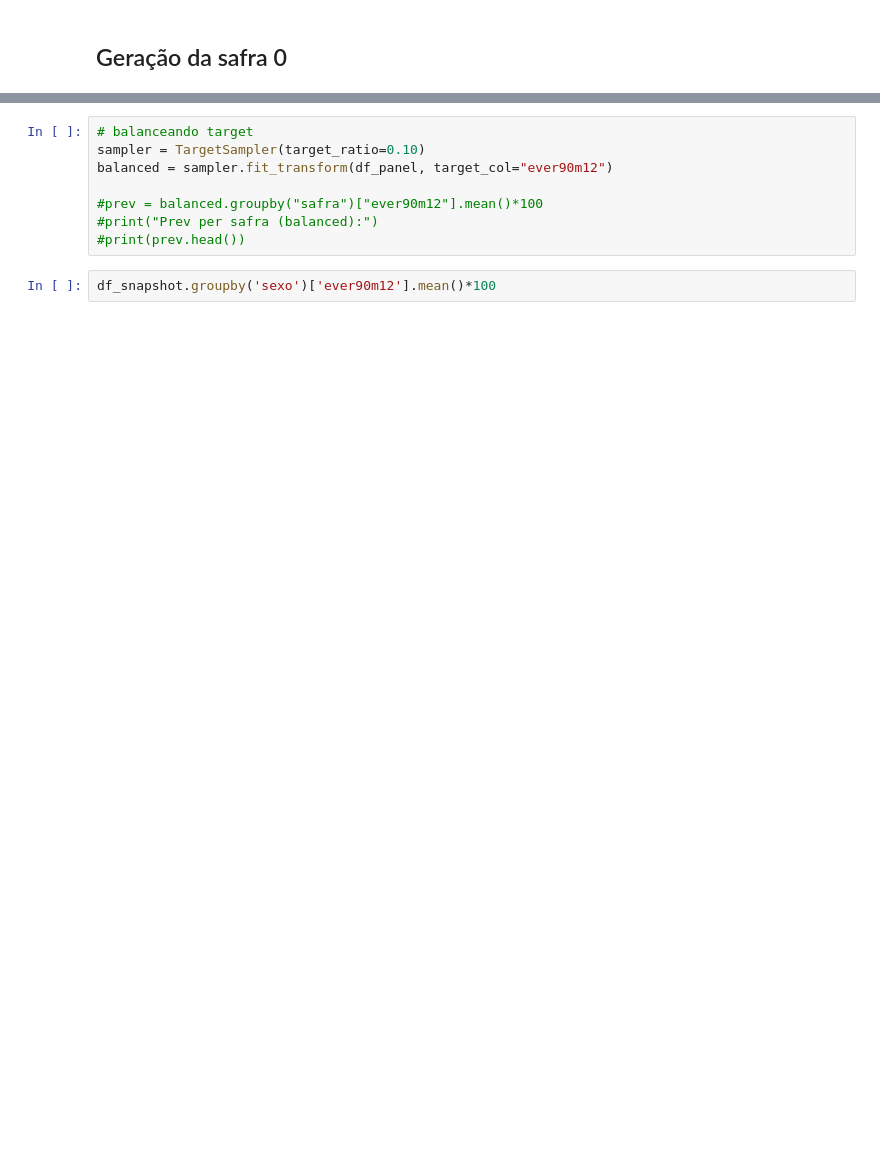
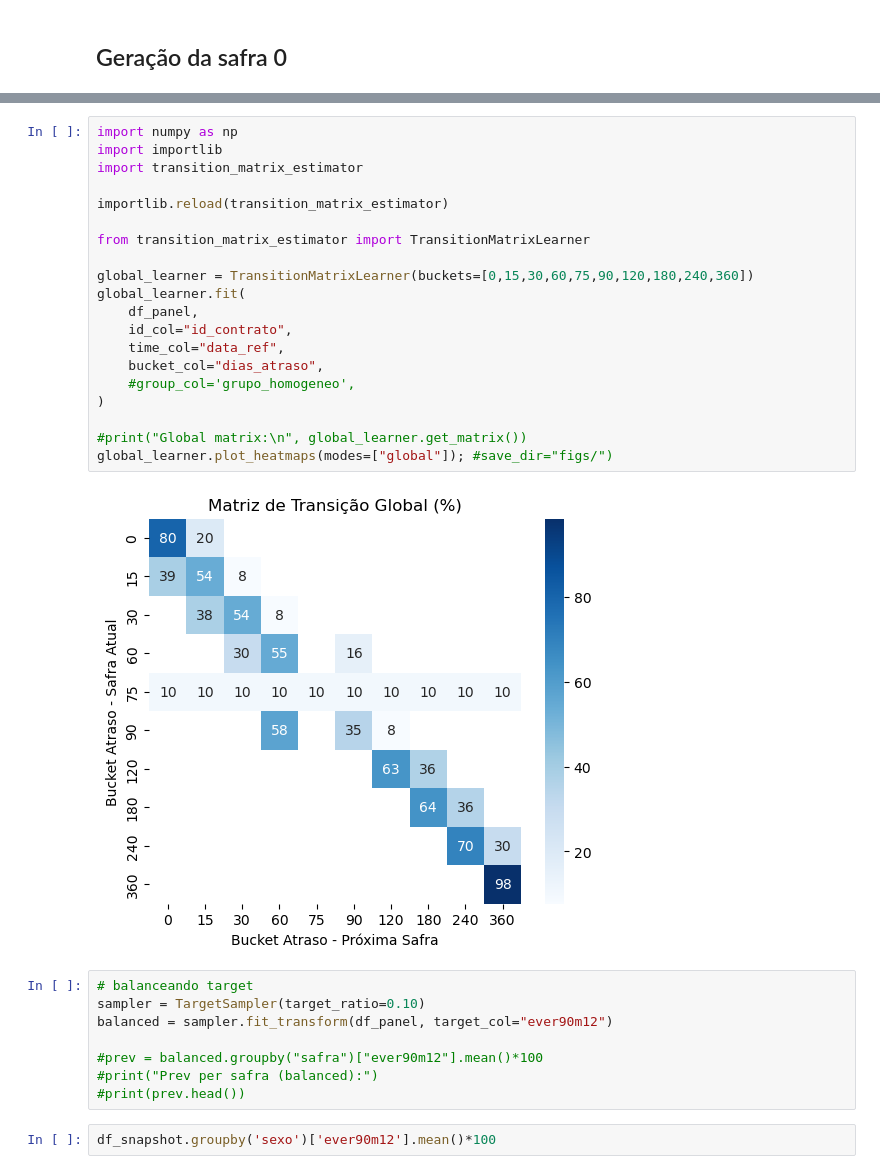
Before and after one commit to joaaomaia/creditlab, a Jupyter notebook: notebooks/01_exploracao_snapshot.ipynb, the cells around one changed output, grey strips where cells are left out. Drawn from its saved outputs; the diff is of its cells as text; blank space fills up the shorter version.

```diff
--- a/notebooks/01_exploracao_snapshot.ipynb
+++ b/notebooks/01_exploracao_snapshot.ipynb
@@ -121,3 +121,25 @@ Name: nivel_refinanciamento, dtype: float64
+# %%
+import numpy as np
+import importlib
+import transition_matrix_estimator
+
+importlib.reload(transition_matrix_estimator)
+
+from transition_matrix_estimator import TransitionMatrixLearner
+
+global_learner = TransitionMatrixLearner(buckets=[0,15,30,60,75,90,120,180,240,360])
+global_learner.fit(
+    df_panel,
+    id_col="id_contrato",
+    time_col="data_ref",
+    bucket_col="dias_atraso",
+    #group_col='grupo_homogeneo',
+)
+
+#print("Global matrix:\n", global_learner.get_matrix())
+global_learner.plot_heatmaps(modes=["global"]); #save_dir="figs/")
+# %% [output]
+[figure, added]
 # %%
 # balanceando target
 sampler = TargetSampler(target_ratio=0.10)
```
Also changed, not shown: parts of 8 cells of this notebook, 1 other file.
